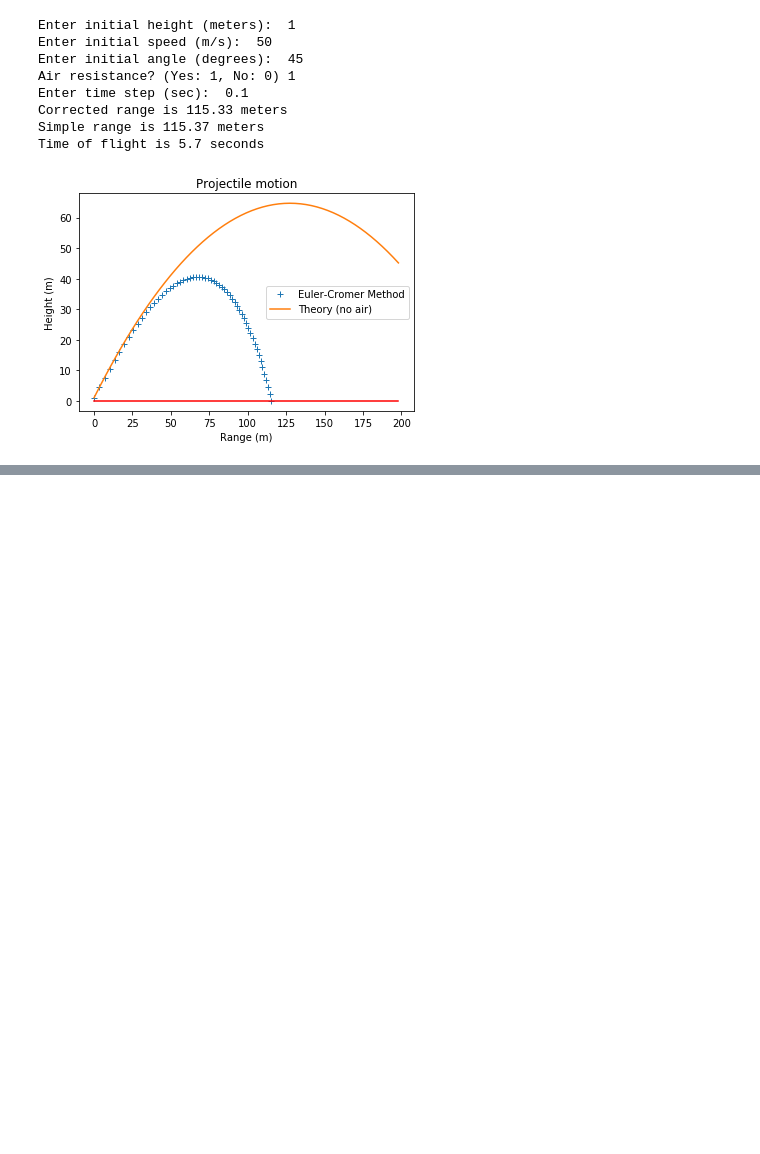
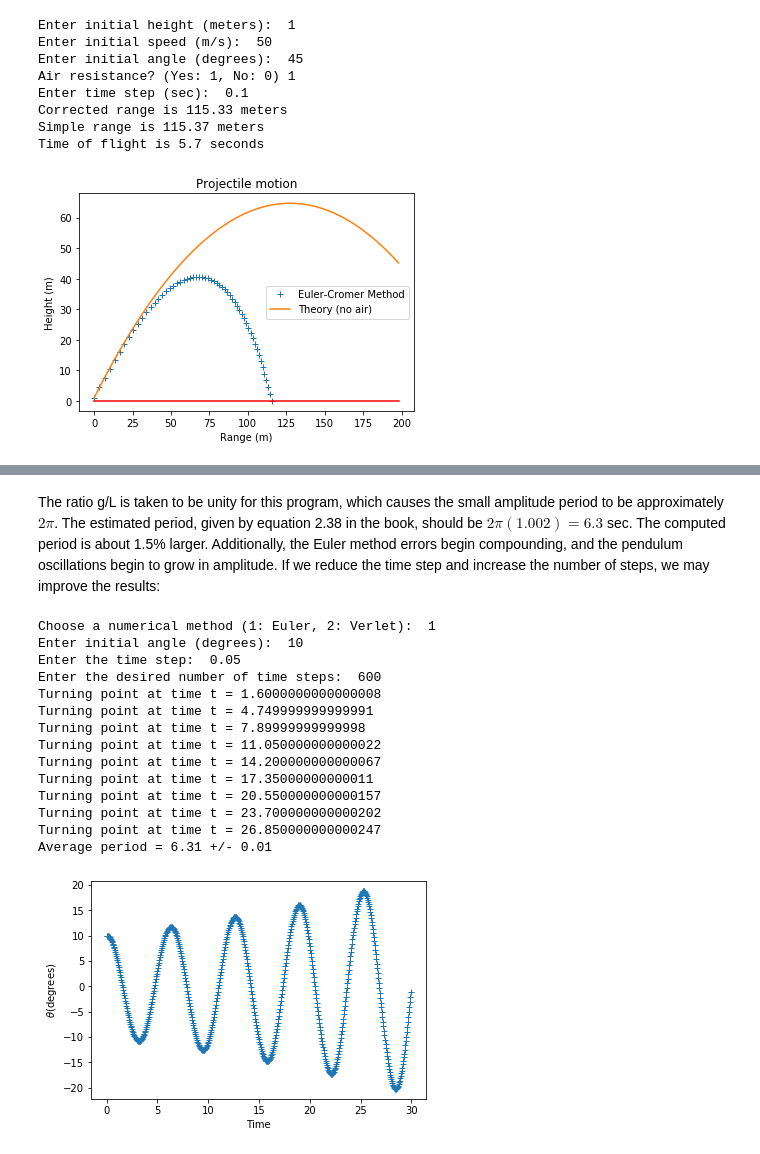
Before and after one commit to mattwilliams06/NumericalMethodsForPhysics, a Jupyter notebook: Ch2.ipynb, the cells around one changed output, grey strips where cells are left out. Cells and saved outputs as stored; diff of their text form; code cells hidden in the pictures; blank space fills up the shorter version.

```diff
--- a/Ch2.ipynb
+++ b/Ch2.ipynb
@@ -372,0 +666,20 @@ $$ \frac{d^2\theta}{dt^2} = -\frac{g}{L}sin\theta $$
+# %% [markdown]
+The ratio g/L is taken to be unity for this program, which causes the small amplitude period to be approximately $2\pi$. The estimated period, given by equation 2.38 in the book, should be $2\pi (1.002) = 6.3$ sec. The computed period is about 1.5% larger. Additionally, the Euler method errors begin compounding, and the pendulum oscillations begin to grow in amplitude. If we reduce the time step and increase the number of steps, we may improve the results:
+# %%
+pendul()
+# %% [output]
+Choose a numerical method (1: Euler, 2: Verlet):  1
+Enter initial angle (degrees):  10
+Enter the time step:  0.05
+Enter the desired number of time steps:  600
+Turning point at time t = 1.6000000000000008
+Turning point at time t = 4.749999999999991
+Turning point at time t = 7.89999999999998
+Turning point at time t = 11.050000000000022
+Turning point at time t = 14.200000000000067
+Turning point at time t = 17.35000000000011
+Turning point at time t = 20.550000000000157
+Turning point at time t = 23.700000000000202
+Turning point at time t = 26.850000000000247
+Average period = 6.31 +/- 0.01
+[figure, added]
```
Also changed, not shown: parts of 14 cells of this notebook.
